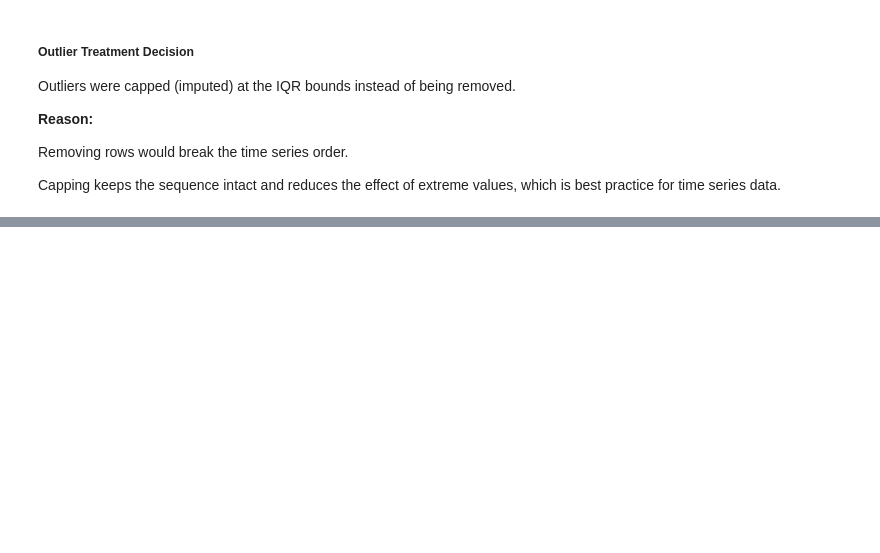
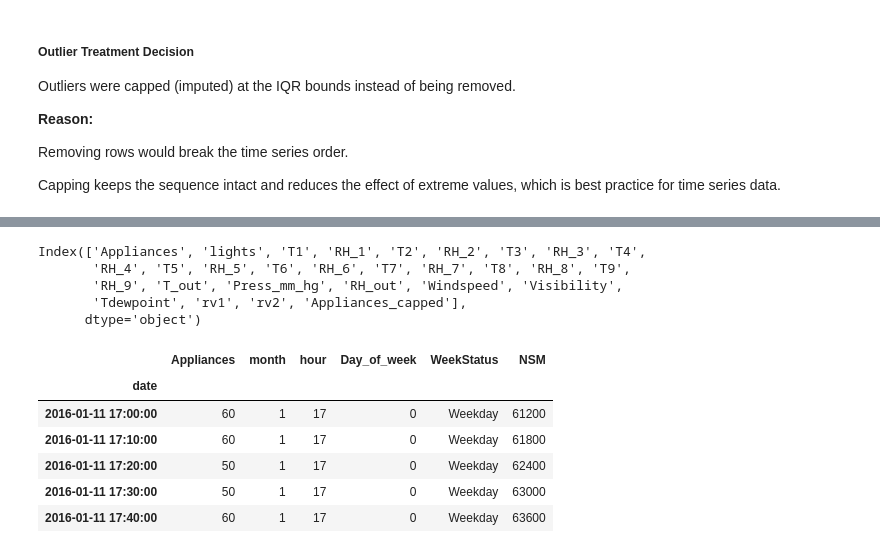
Before and after one commit to Madushani-Weerasekara/appliance_energy_prediction, a Jupyter notebook: notebooks/EDA.ipynb, the cells around one changed output, grey strips where cells are left out. Cells and saved outputs as stored; diff of their text form; code cells hidden in the pictures; blank space fills up the shorter version.

```diff
--- a/notebooks/EDA.ipynb
+++ b/notebooks/EDA.ipynb
@@ -473,11 +462,0 @@ print("99th percentile:", df['Appliances'].quantile(0.99))
-# %%
-# Calculate 1st and 99th percentiles
-p1 = df['Appliances'].quantile(0.01)
-p99 = df['Appliances'].quantile(0.99)
-
-# Cap values outside these percentiles
-df['Appliances_capped_percentile'] = df['Appliances'].clip(lower=p1, upper=p99)
-
-# Check min and max after capping
-print("Min after percentile capping:", df['Appliances_capped_percentile'].min())
-print("Max after percentile capping:", df['Appliances_capped_percentile'].max())
@@ -608,0 +624,34 @@ Capping keeps the sequence intact and reduces the effect of extreme values, whic
+# %%
+df.columns
+# %% [output]
+Index(['Appliances', 'lights', 'T1', 'RH_1', 'T2', 'RH_2', 'T3', 'RH_3', 'T4',
+       'RH_4', 'T5', 'RH_5', 'T6', 'RH_6', 'T7', 'RH_7', 'T8', 'RH_8', 'T9',
+       'RH_9', 'T_out', 'Press_mm_hg', 'RH_out', 'Windspeed', 'Visibility',
+       'Tdewpoint', 'rv1', 'rv2', 'Appliances_capped'],
+      dtype='object')
+# %%
+# Extract hour of the day
+df['hour'] = df.index.hour
+
+# Extract day of the week(0 = Monday,   6 = Sunday)
+df['Day_of_week']  = df.index.dayofweek
+
+# Extract month number (1 to 12)
+df['month'] = df.index.month
+
+#  Create WeekStatus: Weekday or Weekend
+df['WeekStatus'] = df['Day_of_week'].apply(lambda x: 'Weekend' if x  >= 5 else 'Weekday')
+
+#  NSM - Number of Seonds from Midnight
+df['NSM'] = df.index.hour *  3600 + df.index.minute *  60 + df.index.second
+
+# Preview new features
+df[['Appliances', 'month', 'hour', 'Day_of_week', 'WeekStatus', 'NSM']].head(5)
+# %% [output]
+|  | Appliances | month | hour | Day_of_week | WeekStatus | NSM |
+| date |  |  |  |  |  |  |
+| 2016-01-11 17:00:00 | 60 | 1 | 17 | 0 | Weekday | 61200 |
+| 2016-01-11 17:10:00 | 60 | 1 | 17 | 0 | Weekday | 61800 |
+| 2016-01-11 17:20:00 | 50 | 1 | 17 | 0 | Weekday | 62400 |
+| 2016-01-11 17:30:00 | 50 | 1 | 17 | 0 | Weekday | 63000 |
+| 2016-01-11 17:40:00 | 60 | 1 | 17 | 0 | Weekday | 63600 |
```
Also changed, not shown: parts of 31 cells of this notebook, 16 other files.
